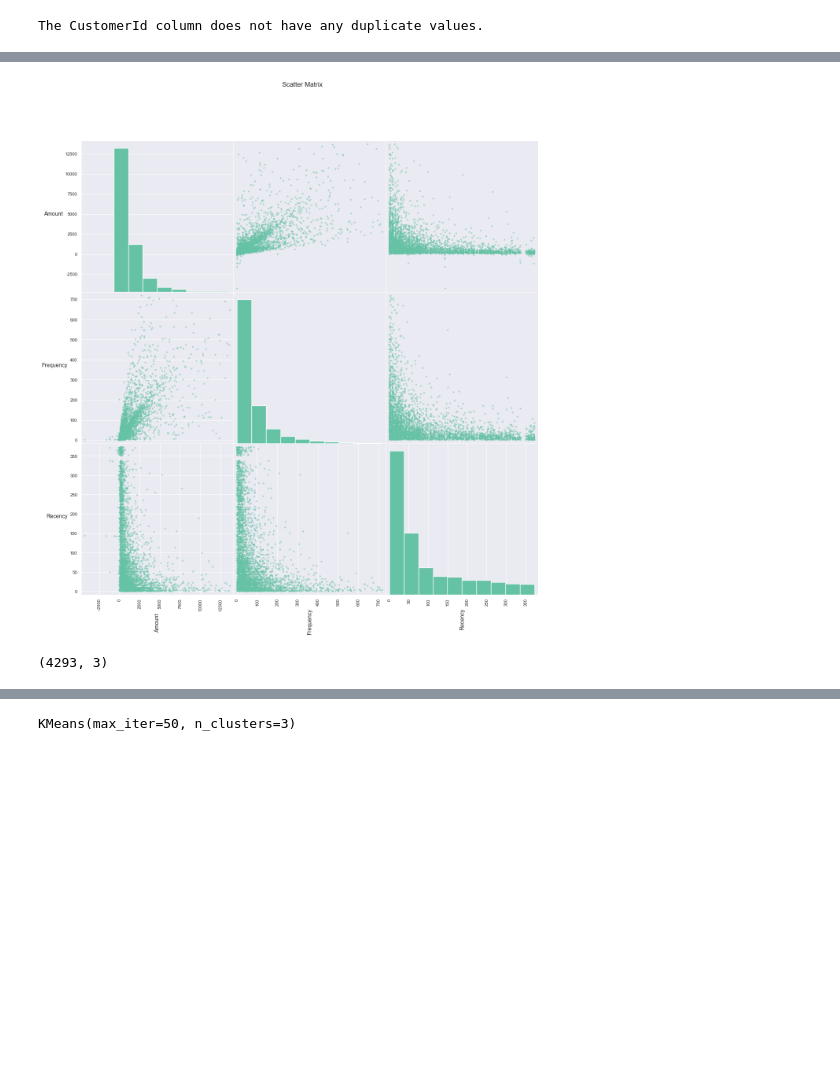
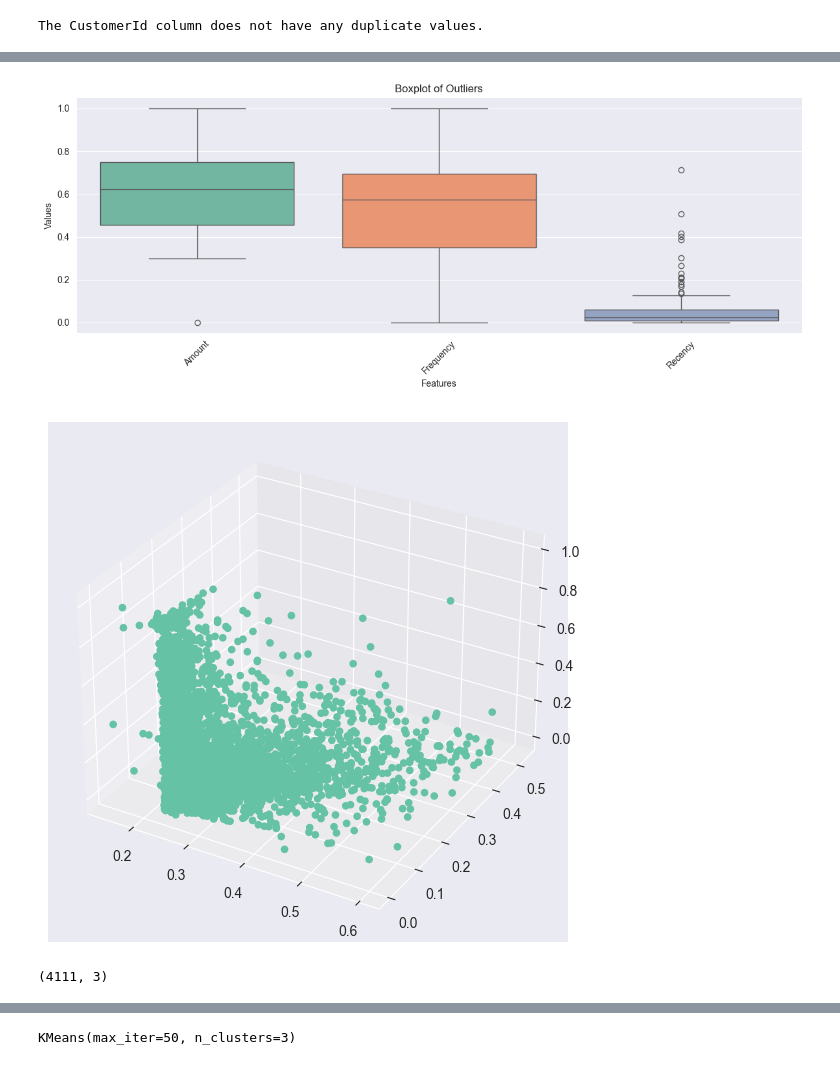
Before and after one commit to jonamadk/scaling-ML-journey, a Jupyter notebook: lab-04/Lab4.ipynb, the cells around one changed output, grey strips where cells are left out. Saved outputs shown, nothing was run; the diff lists cells and outputs as text; code cells hidden in the pictures; blank space fills up the shorter version.

```diff
--- a/lab-04/Lab4.ipynb
+++ b/lab-04/Lab4.ipynb
@@ -185,13 +180,0 @@ plt.show()
-# %%
-scatter_matrix = pd.plotting.scatter_matrix(dataset, figsize=(15, 15), diagonal='hist')
-
-# Add titles to the diagonal plots
-for ax in scatter_matrix.ravel():
-    ax.set_xlabel(ax.get_xlabel(), fontsize = 10, rotation = 90)
-    ax.set_ylabel(ax.get_ylabel(), fontsize = 10, rotation = 0, ha='right')
-
-# Show the scatter matrix
-plt.suptitle('Scatter Matrix')
-plt.show()
-# %% [output]
-[figure, removed]
@@ -197,0 +197,45 @@ plt.show()
+# %%
+import pandas as pd
+import numpy as np
+import seaborn as sns
+import matplotlib.pyplot as plt
+from sklearn.preprocessing import MinMaxScaler
+
+# Assuming dataset_scaled is your DataFrame containing the scaled dataset
+# If dataset_scaled is not defined, define it using your actual dataset
+
+# Perform Min-Max normalization
+scaler = MinMaxScaler()
+dataset_normalized = pd.DataFrame(scaler.fit_transform(dataset), columns=dataset.columns)
+
+# Keep track of original values before normalization
+original_values = dataset_normalized.copy()
+
+# Calculate Z-scores for each column
+z_scores = (dataset_normalized - dataset_normalized.mean()) / dataset_normalized.std()
+
+# Define threshold for identifying outliers (e.g., Z-score > 3 or < -3)
+threshold = 3
+
+# Identify outliers
+outliers = (z_scores > threshold) | (z_scores < -threshold)
+
+# Visualize outliers using boxplots
+plt.figure(figsize=(12, 5))
+sns.boxplot(data=dataset_normalized[outliers.any(axis=1)])
+plt.title('Boxplot of Outliers')
+plt.xlabel('Features')
+plt.ylabel('Values')
+plt.xticks(rotation=45)
+plt.show()
+
+# Apply inverse transform to get original values
+dataset_normalized[outliers] = original_values[outliers]
+
+# Remove outliers from the dataset
+dataset_cleaned = dataset_normalized[~outliers.any(axis=1)]
+
+# Update the dataset without outliers
+dataset = dataset_cleaned
+# %% [output]
+[figure, added]
@@ -198,15 +282,13 @@ plt.show()
+# %%
+plt.rcParams["figure.figsize"] = [12.00, 5.50]
+plt.rcParams["figure.autolayout"] = True
+fig = plt.figure()
+ax = fig.add_subplot(111, projection='3d')
+ax.scatter(dataset.iloc[:, 0], dataset.iloc[:, 1], dataset.iloc[:, 2],alpha=1)
+plt.show()
+# %% [output]
+[figure, added]
 # %%
-# # Initialize MinMaxScaler
-# scaler = MinMaxScaler()
-
-# # Fit and transform the dataset
-# dataset_scaled = scaler.fit_transform(dataset)
-
-# # Convert the scaled data back to a DataFrame
-# dataset_scaled = pd.DataFrame(dataset_scaled, columns=dataset.columns)
-
-# # Print the shape of the scaled dataset
-# print("Shape of scaled dataset:", dataset_scaled.shape)
 
 
 scaler = StandardScaler()
@@ -214,4 +296,4 @@ scaler = StandardScaler()
 dataset_scaled = scaler.fit_transform(dataset)
 dataset_scaled.shape
 # %% [output]
-(4293, 3)
+(4111, 3)
```
Also changed, not shown: parts of 28 cells of this notebook.
